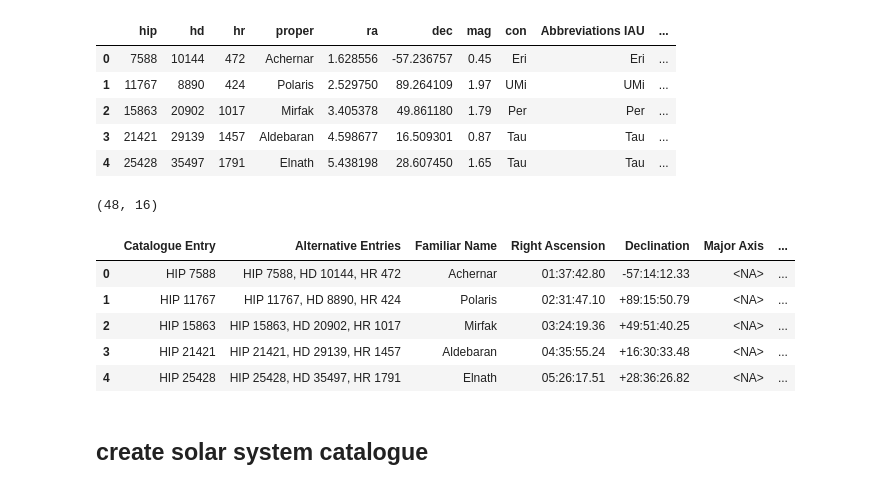
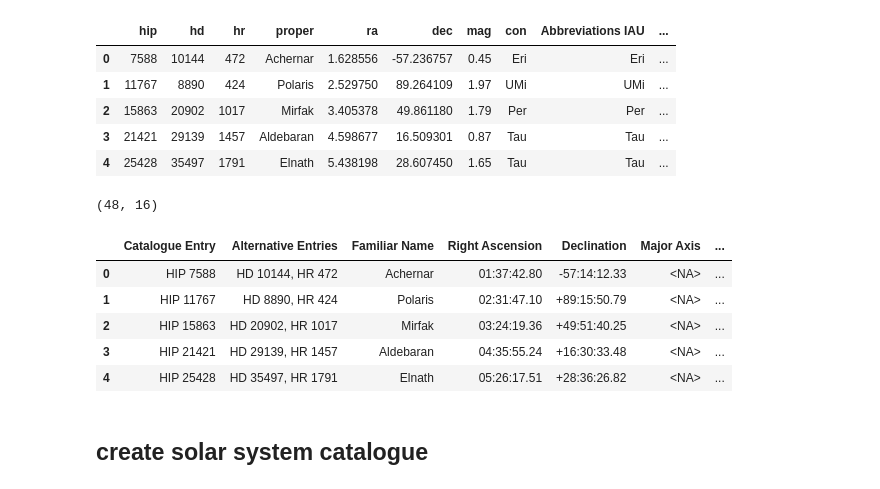
Before and after one commit to DwarfTelescopeUsers/dwarfii-stellarium-goto, a Jupyter notebook: notebooks/5_create_catalogues.ipynb, the cells around one changed output. Cells and saved outputs as stored; diff of their text form; code cells hidden in the pictures.

```diff
--- a/notebooks/5_create_catalogues.ipynb
+++ b/notebooks/5_create_catalogues.ipynb
@@ -295,9 +295,10 @@ for index, row in tmp_df.iterrows():
     names = set([row['Name normalized'],
                  row['IC name'], row['M name'],
                  row['Name (no leading zero)'], row['IC name_MIKE'], row['NGC name']])
+    names.remove(row['Name normalized'])
     names = [name for name in names if pd.notna(name)]
     names.sort()
-    tmp_df.at[index, 'Names'] = ', '.join(names)
+    tmp_df.at[index, 'Alternate Names'] = ', '.join(names)
 
     # create string with multiple common names
     common_names = set([row['Common names'], row['Common Name']])
@@ -479,43 +485,42 @@ log_df(merge_df)
 cat_df = merge_df.copy()
 cat_df['Catalogue Entry'] = 'HIP ' + cat_df['hip'].astype(str)
 cat_df['Name catalog'] = 'HIP'
-cat_df['Alternative Entries'] = ('HIP ' + cat_df['hip'].astype(str)
-    + ', HD ' + cat_df['hd'].astype(str) + ', HR ' + cat_df['hr'].astype(str))
+cat_df['Alternative Entries'] = ('HD ' + cat_df['hd'].astype(str) + ', HR ' + cat_df['hr'].astype(str))
 
 cat_df['ra'] = cat_df['ra'].apply(decToHMS)
 cat_df['dec'] = cat_df['dec'].apply(lambda row: decToHMS(row, True))
 
 cat_df.rename(columns={
     'proper': 'Familiar Name',
     'ra': 'Right Ascension',
     'dec': 'Declination',
     'hip': 'Name number',
     'mag': 'Magnitude'
 }, inplace=True)
 
 
 cat_df['Major Axis'] = pd.NA
 cat_df['Minor Axis'] = pd.NA
 cat_df['Surface Brightness'] = pd.NA
 cat_df["Width (')"] = pd.NA
 cat_df["Height (')"] = pd.NA
 cat_df['Surface Brightness'] = pd.NA
 cat_df['Type'] = 'Star'
 cat_df['Type Category'] = 'stars'
 cat_df['Notes'] = 'bright_named_stars'
 
 cat_df = cat_df[catalog_columns]
 
 log_df(cat_df)
 # (48, 16)
 # %% [output]
 (48, 16)
 |  | Catalogue Entry | Alternative Entries | Familiar Name | Right Ascension | Declination | Major Axis | ... |
-| 0 | HIP 7588 | HIP 7588, HD 10144, HR 472 | Achernar | 01:37:42.80 | -57:14:12.33 | <NA> | ... |
-| 1 | HIP 11767 | HIP 11767, HD 8890, HR 424 | Polaris | 02:31:47.10 | +89:15:50.79 | <NA> | ... |
-| 2 | HIP 15863 | HIP 15863, HD 20902, HR 1017 | Mirfak | 03:24:19.36 | +49:51:40.25 | <NA> | ... |
-| 3 | HIP 21421 | HIP 21421, HD 29139, HR 1457 | Aldebaran | 04:35:55.24 | +16:30:33.48 | <NA> | ... |
-| 4 | HIP 25428 | HIP 25428, HD 35497, HR 1791 | Elnath | 05:26:17.51 | +28:36:26.82 | <NA> | ... |
+| 0 | HIP 7588 | HD 10144, HR 472 | Achernar | 01:37:42.80 | -57:14:12.33 | <NA> | ... |
+| 1 | HIP 11767 | HD 8890, HR 424 | Polaris | 02:31:47.10 | +89:15:50.79 | <NA> | ... |
+| 2 | HIP 15863 | HD 20902, HR 1017 | Mirfak | 03:24:19.36 | +49:51:40.25 | <NA> | ... |
+| 3 | HIP 21421 | HD 29139, HR 1457 | Aldebaran | 04:35:55.24 | +16:30:33.48 | <NA> | ... |
+| 4 | HIP 25428 | HD 35497, HR 1791 | Elnath | 05:26:17.51 | +28:36:26.82 | <NA> | ... |
 # %%
 cat_df.to_csv(stars_catalog_path, index=False)
 # %% [markdown]
```
Also changed, not shown: parts of 10 cells of this notebook, 8 other files.
